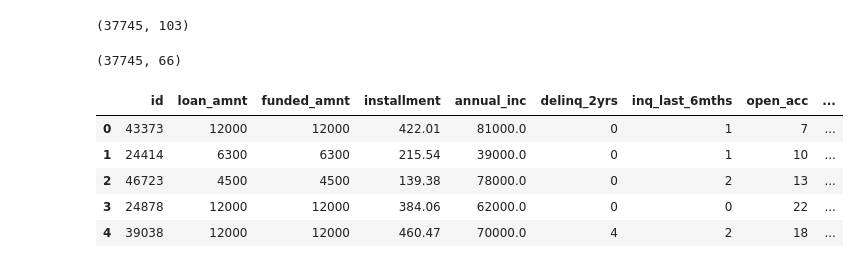
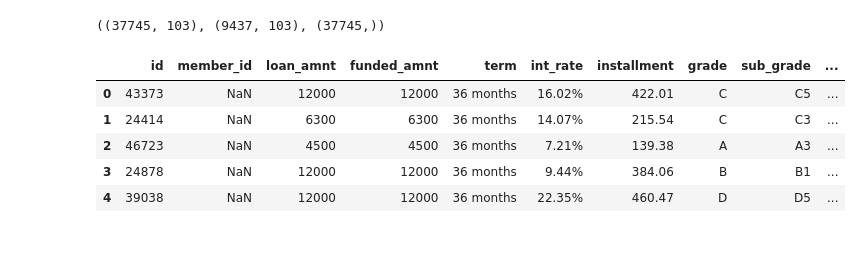
Before and after one commit to rick1270/DS-Unit-4-Sprint-1-Tree-Ensembles, a Jupyter notebook: Kaggle_Data/Lending_Club_Charge_Off_Project.ipynb, the cells around one changed output. Drawn from its saved outputs; the diff is of its cells as text; code cells hidden in the pictures.

```diff
--- a/Kaggle_Data/Lending_Club_Charge_Off_Project.ipynb
+++ b/Kaggle_Data/Lending_Club_Charge_Off_Project.ipynb
@@ -1,8 +1,8 @@
 # %%
-!pip install category_encoders
+
 import pandas as pd
-pd.set_option('display.max_columns', None)
-pd.set_option('display.max_rows', None)
+pd.options.display.max_columns = 200
+pd.options.display.max_rows = 200
 import category_encoders as ce
 import pandas as pd
 from sklearn.model_selection import cross_val_score
@@ -27,8 +12,18 @@ Requirement already up-to-date: pip in /home/rick1270/anaconda3/lib/python3.6/si
 # %%
 X_train = pd.read_csv('train_features.csv')
-y_train = pd.read_csv('train_labels.csv')
 X_test = pd.read_csv('test_features.csv')
+y_train = pd.read_csv('train_labels.csv')['charged_off']
+sample_submission = pd.read_csv('sample_submission.csv')
+
+X_train.shape, X_test.shape, y_train.shape
+# %% [output]
+((37745, 103), (9437, 103), (37745,))
 # %%
-X_train.shape
+X_train.head()
 # %% [output]
-(37745, 103)
+|  | id | member_id | loan_amnt | funded_amnt | term | int_rate | installment | grade | sub_grade | ... |
+| 0 | 43373 | NaN | 12000 | 12000 | 36 months | 16.02% | 422.01 | C | C5 | ... |
+| 1 | 24414 | NaN | 6300 | 6300 | 36 months | 14.07% | 215.54 | C | C3 | ... |
+| 2 | 46723 | NaN | 4500 | 4500 | 36 months | 7.21% | 139.38 | A | A3 | ... |
+| 3 | 24878 | NaN | 12000 | 12000 | 36 months | 9.44% | 384.06 | B | B1 | ... |
+| 4 | 39038 | NaN | 12000 | 12000 | 36 months | 22.35% | 460.47 | D | D5 | ... |
@@ -37,14 +29,0 @@ X_train = X_train.dropna(axis=1, how='any')
-# %%
-X_train.shape
-# %% [output]
-(37745, 66)
-# %%
-X_train = X_train.select_dtypes(include=['float64', 'int'])
-X_train.head()
-# %% [output]
-|  | id | loan_amnt | funded_amnt | installment | annual_inc | delinq_2yrs | inq_last_6mths | open_acc | ... |
-| 0 | 43373 | 12000 | 12000 | 422.01 | 81000.0 | 0 | 1 | 7 | ... |
-| 1 | 24414 | 6300 | 6300 | 215.54 | 39000.0 | 0 | 1 | 10 | ... |
-| 2 | 46723 | 4500 | 4500 | 139.38 | 78000.0 | 0 | 2 | 13 | ... |
-| 3 | 24878 | 12000 | 12000 | 384.06 | 62000.0 | 0 | 0 | 22 | ... |
-| 4 | 39038 | 12000 | 12000 | 460.47 | 70000.0 | 4 | 2 | 18 | ... |
```
Also changed, not shown: parts of 10 cells of this notebook, 3 other files.
